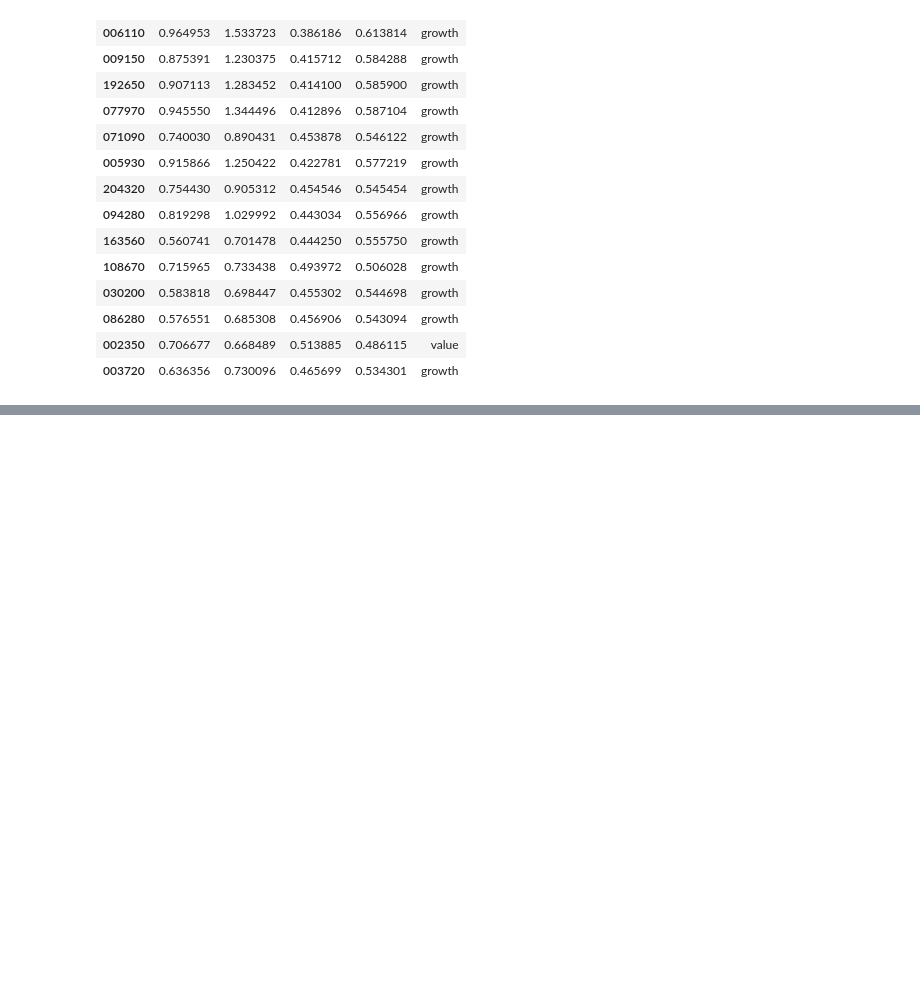
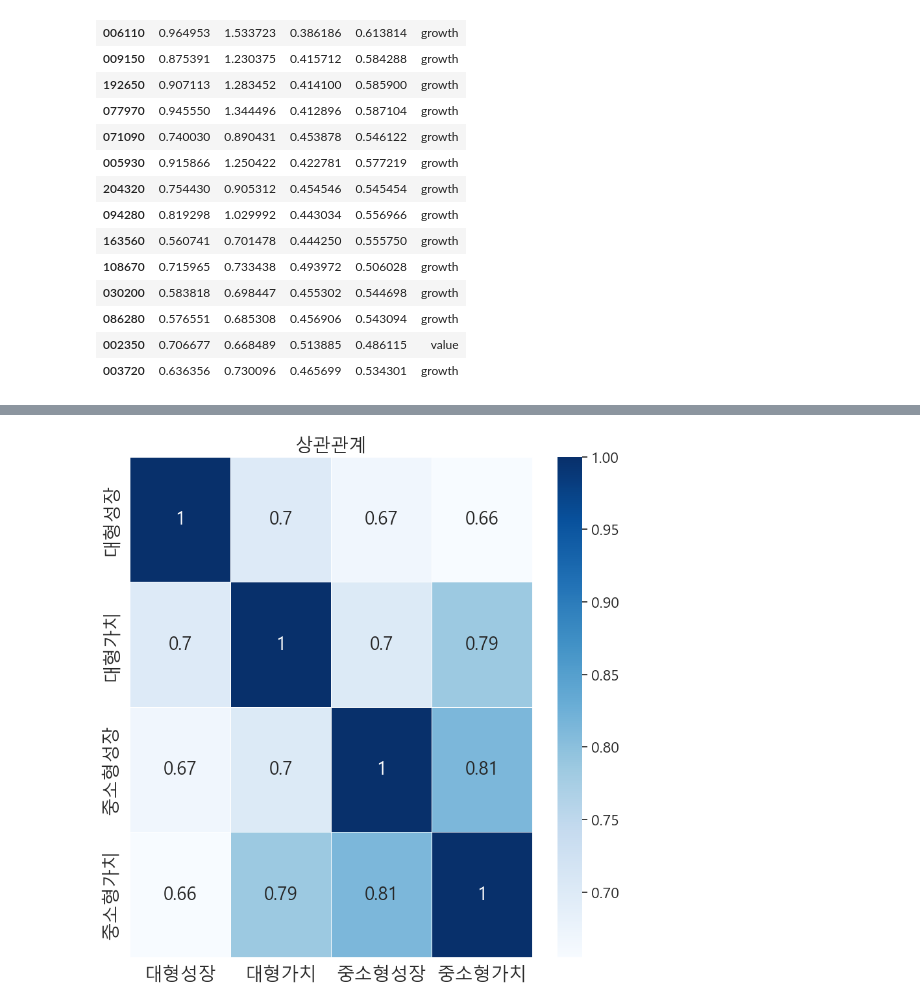
Before and after one commit to Solxcero/my-domains, a Jupyter notebook: economy/6.StyleInvestment.ipynb, the cells around one changed output, grey strips where cells are left out. Cells and saved outputs as stored; diff of their text form; code cells hidden in the pictures; blank space fills up the shorter version.

```diff
--- a/economy/StyleInvestment.ipynb
+++ b/economy/6.StyleInvestment.ipynb
@@ -525,0 +631,2 @@ style_n
+# %%
+new =pd.concat([b_g_df,b_v_df,ms_g_df,ms_v_df],axis=1)
@@ -525,0 +679,38 @@ style_n
+# %%
+# b_g_index.drop(index=['2023-06-30 00:00:00','2024-06-30 00:00:00'],inplace=True)
+b_g_index.rename(columns={'return':'b_g_return','index':'b_g'},inplace=True)
+
+# b_v_index.drop(index=['2023-06-30 00:00:00','2024-06-30 00:00:00'],inplace=True)
+b_v_index.rename(columns={'return':'b_v_return','index':'b_v'},inplace=True)
+
+# ms_g_index.drop(index=['2023-06-30 00:00:00','2024-06-30 00:00:00'],inplace=True)
+ms_g_index.rename(columns={'return':'ms_g_return','index':'ms_g'},inplace=True)
+
+# ms_v_index.drop(index=['2023-06-30 00:00:00','2024-06-30 00:00:00'],inplace=True)
+ms_v_index.rename(columns={'return':'ms_v_return','index':'ms_v'},inplace=True)
+
+total_1 = pd.concat([b_g_index['b_g'],b_v_index['b_v'],ms_g_index['ms_g'],ms_v_index['ms_v']],axis=1)
+total_return_1 = pd.concat([b_g_index['b_g_return'],b_v_index['b_v_return'],ms_g_index['ms_g_return'],ms_v_index['ms_v_return']],axis=1)
+
+total_return_1.rename(columns={'b_g_return':'대형성장',
+                               'b_v_return':'대형가치',
+                               'ms_g_return':'중소형성장',
+                               'ms_v_return':'중소형가치'},
+                                inplace=True)
+# %%
+corr_1 = total_return_1.corr()
+fig, ax = plt.subplots(figsize=(10,10))
+sns.set(font_scale=1.5,
+        font = "Malgun Gothic",
+        rc = {'axes.unicode_minus':False})
+sns.heatmap(corr_1,
+            ax=ax,
+            annot=True,
+            cmap="Blues",
+            annot_kws={'size':20},
+            linewidth=0.5)
+ax.tick_params(labelsize=20)
+ax.set_title('상관관계', fontsize=20)
+plt.show()
+# %% [output]
+[figure, added]
```
Also changed, not shown: parts of 10 cells of this notebook, 12 other files.
